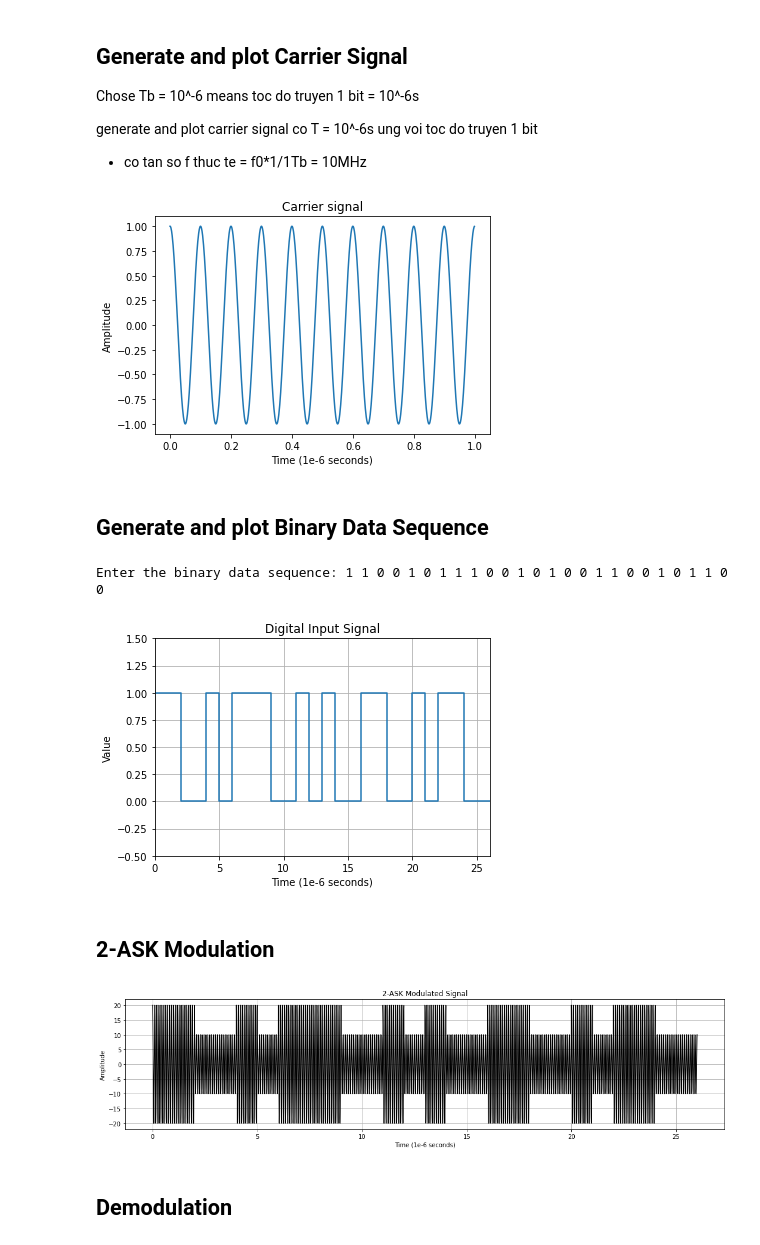
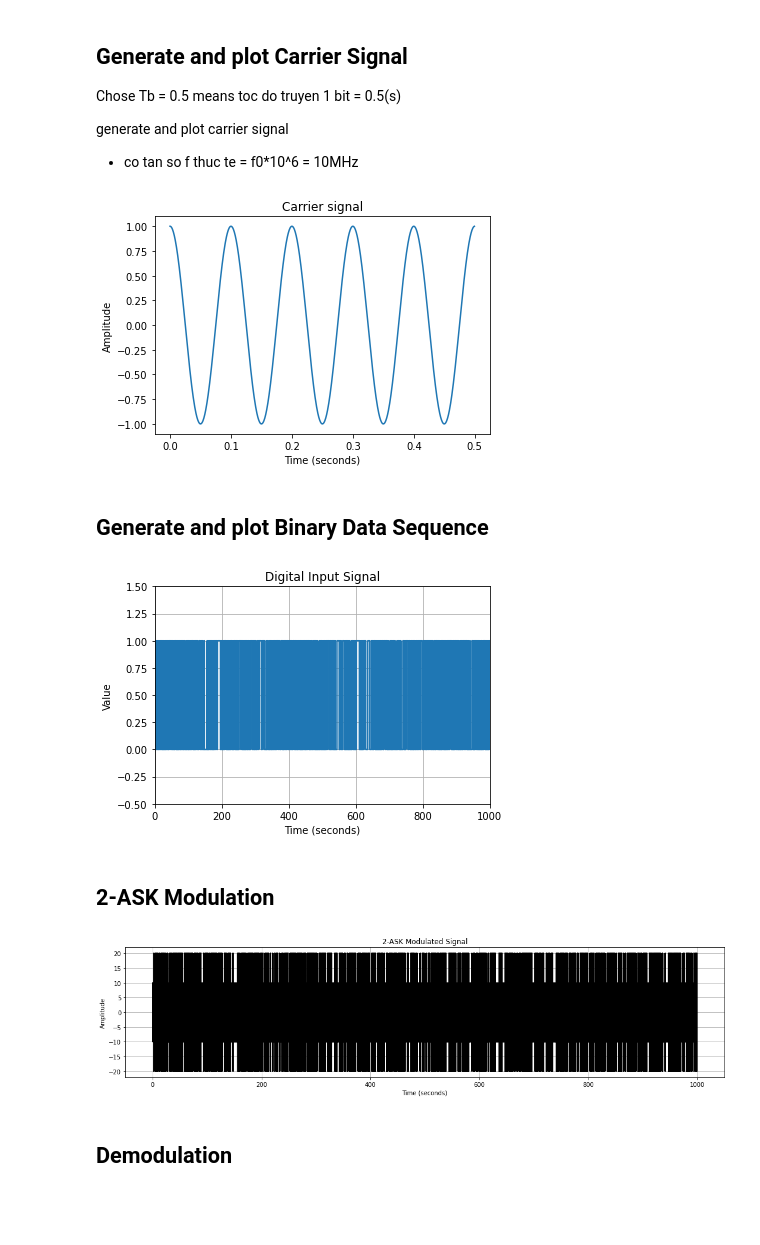
Before and after one commit to kimtuyen162/Mini-Project-CE, a Jupyter notebook: 2-ASK.ipynb, the cells around one changed output. Drawn from its saved outputs; the diff is of its cells as text; code cells hidden in the pictures; blank space fills up the shorter version.

```diff
--- a/2-ASK.ipynb
+++ b/2-ASK.ipynb
@@ -4,25 +4,25 @@ import matplotlib.pyplot as plt
 import statistics
 # %% [markdown]
 ## Generate and plot Carrier Signal
-Chose Tb = 10^-6 means toc do truyen 1 bit = 10^-6s
+Chose Tb = 0.5 means toc do truyen 1 bit = 0.5(s)
 
-generate and plot carrier signal co T = 10^-6s ung voi toc do truyen 1 bit
-+ co tan so f thuc te = f0*1/1Tb = 10MHz
+generate and plot carrier signal
++ co tan so f thuc te = f0*10^6 = 10MHz
 # %%
-fs = 1000 # sample rate, fs*10^6 Hz -> plot signal
-T = 1 # duration, 10^-6 seconds
-t = np.linspace(0, T, int(fs*T), endpoint=False) # time axis
-f0 = 10 # frequency,  10^6 Hz
+fs = 1000 # sample rate,  10^9 Hz (1GHz) -> plot signal
+T = 0.5 # duration, seconds
+t = np.linspace(0, T, int(fs), endpoint=False) # time axis
+f0 = 10 # frequency,  10^7 Hz (10MHz)
 carrier = np.cos(2*np.pi*f0*t)
 # plt.figure(figsize=(18, 4))
 plt.plot(t, carrier)
 plt.title("Carrier signal")
 
-plt.xlabel("Time (1e-6 seconds)")
+plt.xlabel("Time (seconds)")
 plt.ylabel("Amplitude")
 plt.show()
 # %% [output]
-[figure, old version]
+[figure, new version]
 # %% [markdown]
 ## Generate and plot Binary Data Sequence
 # %%
@@ -46,38 +46,38 @@ def plotBinarySequence(x):
     plt.show()
 # %%
 #input data from keyboard
-binary_sequence = input("Enter the binary data sequence: ").split()
-binary_sequence = [int(i) for i in binary_sequence]
+# binary_sequence = input("Enter the binary data sequence: ").split()
+# binary_sequence = [int(i) for i in binary_sequence]
+binary_sequence = np.random.randint(2,size=1000)
 N = len(binary_sequence)
 plotBinarySequence(binary_sequence)
 # %% [output]
-Enter the binary data sequence: 1 1 0 0 1 0 1 1 1 0 0 1 0 1 0 0 1 1 0 0 1 0 1 1 0 0
-[figure, old version]
+[figure, new version]
 # %% [markdown]
 ## 2-ASK Modulation
 # %%
 A0 = 10;     # Carrier amplitude for binary input '0'
 A1 = 20;     # Carrier amplitude for binary input '1'
 
 t = np.linspace(0, N, int(fs*N), endpoint=False)
 modulated_signal = np.zeros(int(fs*N))
 
 for i in range(len(binary_sequence)):
     if binary_sequence[i] == 0:
         modulated_signal[i*fs:(i+1)*fs] = A0*carrier
     else:
         modulated_signal[i*fs:(i+1)*fs] = A1*carrier
 
 # plot modulatied signal
 plt.figure(figsize=(18, 4))
 plt.plot(t, modulated_signal, '-', color='black', markersize=10)
 plt.title("2-ASK Modulated Signal")
-plt.xlabel("Time (1e-6 seconds)")
+plt.xlabel("Time (seconds)")
 plt.ylabel("Amplitude")
 plt.grid(True)
 plt.show()
 # %% [output]
-[figure, old version]
+[figure, new version]
 # %% [markdown]
 ## Demodulation
 # %%
```
Also changed, not shown: parts of 18 cells of this notebook.
